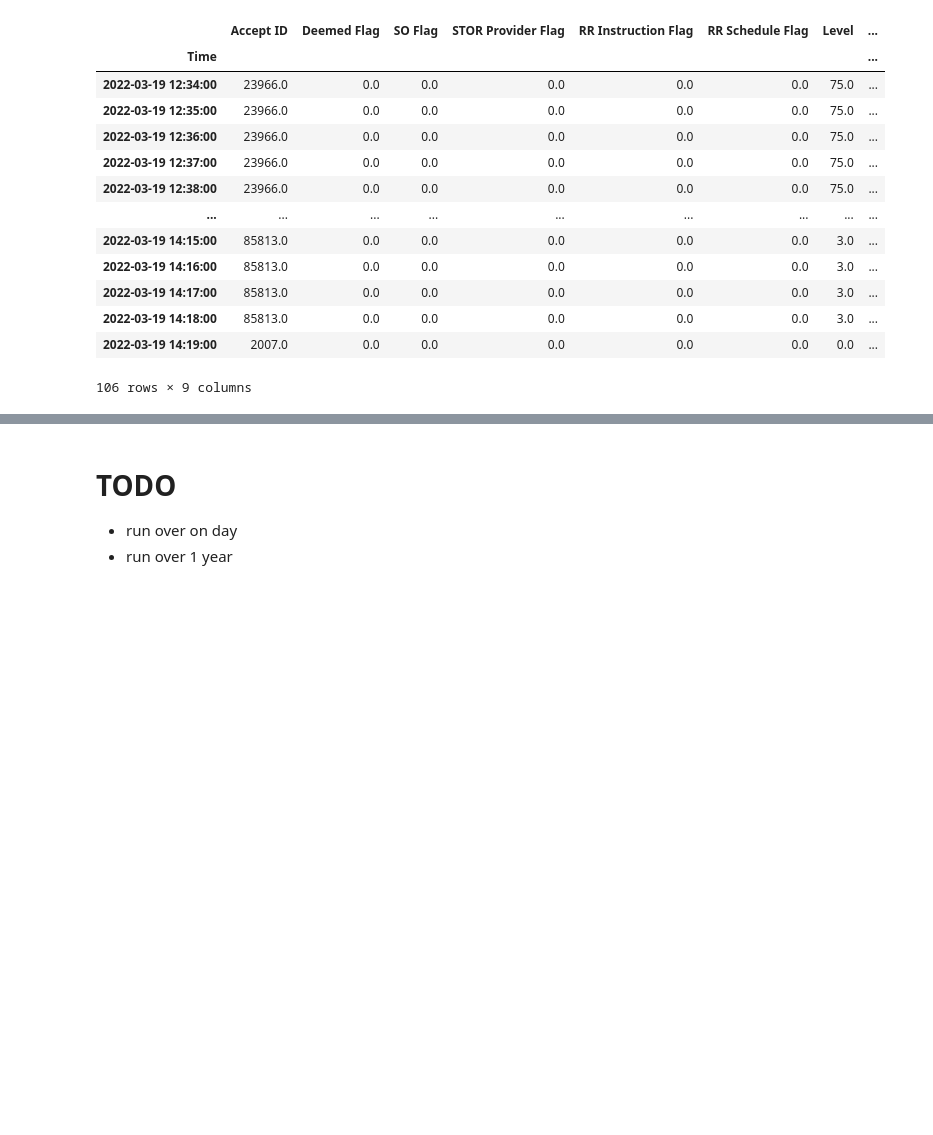
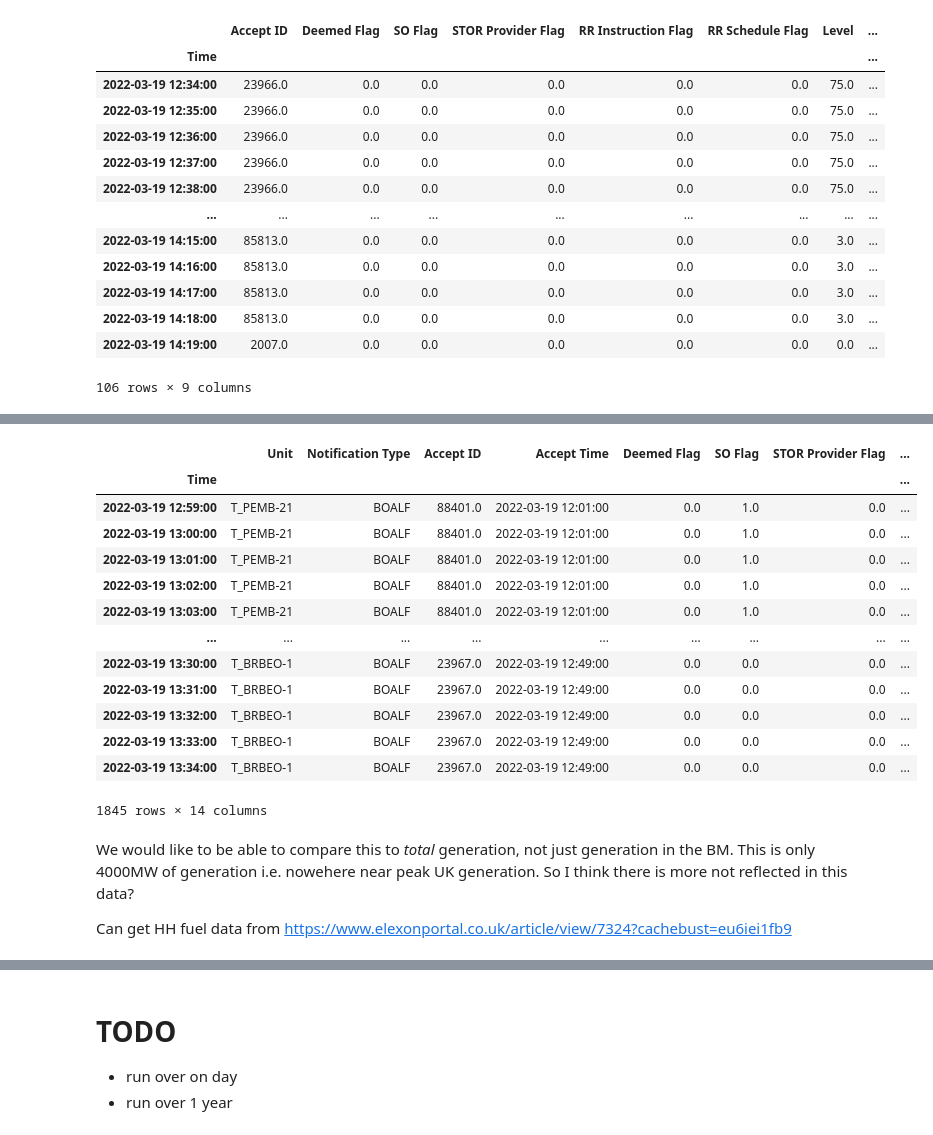
Before and after one commit to hackcollective/wind-curtailment, a Jupyter notebook: notebooks/bidoffer_all_units_one_SP.ipynb, the cells around one changed output, grey strips where cells are left out. Saved outputs shown, nothing was run; the diff lists cells and outputs as text; code cells hidden in the pictures; blank space fills up the shorter version.

```diff
--- a/notebooks/bidoffer_all_units_one_SP.ipynb
+++ b/notebooks/bidoffer_all_units_one_SP.ipynb
@@ -166,6 +166,7 @@ def resolve_applied_bid_offer_level(df_linear: pd.DataFrame):
 def linearize_physical_data(df: pd.DataFrame):
     """Convert a From/To horizontal format to a long format with values at different timepoitns"""
 
+    df = df.copy()
     from_columns = ["From Level", "From Time"]
     to_columns = ["To Level", "To Time"]
 
@@ -352,24 +314,0 @@ pd.concat(curtailment_dfs)
-# %%
-# lets plot it
-
-
-traces = []
-for combined_one_unit in combined:
-
-    unit = combined_one_unit["unit"].iloc[-1]
-
-    for notification_type in ["BOALF", "FPN"]:
-        idx = combined_one_unit["Notification Type"] == notification_type
-        x = combined_one_unit[idx].index
-        y = combined_one_unit[idx]["Level"]
-
-        trace = go.Scatter(
-            x=x,
-            y=y,
-            name=f"{unit} - {notification_type}",
-        )
-        traces.append(trace)
-
-fig = go.Figure(data=traces)
-
-fig.show()
@@ -395,0 +320,26 @@ combined_df
+# %%
+curtailment_dfs_all_units = []
+for unit in set(df_boal.index):
+    df_curtailment_unit = analyze_one_unit(
+        df_boal_unit=df_boal.loc[unit], df_fpn_unit=df_fpn.loc[unit]
+    )
+    curtailment_dfs_all_units.append(df_curtailment_unit)
+
+df_curtailment_all = pd.concat(curtailment_dfs_all_units)
+# %%
+df_curtailment_all
+# %% [output]
+|  | Unit | Notification Type | Accept ID | Accept Time | Deemed Flag | SO Flag | STOR Provider Flag | ... |
+| Time |  |  |  |  |  |  |  | ... |
+| 2022-03-19 12:59:00 | T_PEMB-21 | BOALF | 88401.0 | 2022-03-19 12:01:00 | 0.0 | 1.0 | 0.0 | ... |
+| 2022-03-19 13:00:00 | T_PEMB-21 | BOALF | 88401.0 | 2022-03-19 12:01:00 | 0.0 | 1.0 | 0.0 | ... |
+| 2022-03-19 13:01:00 | T_PEMB-21 | BOALF | 88401.0 | 2022-03-19 12:01:00 | 0.0 | 1.0 | 0.0 | ... |
+| 2022-03-19 13:02:00 | T_PEMB-21 | BOALF | 88401.0 | 2022-03-19 12:01:00 | 0.0 | 1.0 | 0.0 | ... |
+| 2022-03-19 13:03:00 | T_PEMB-21 | BOALF | 88401.0 | 2022-03-19 12:01:00 | 0.0 | 1.0 | 0.0 | ... |
+| ... | ... | ... | ... | ... | ... | ... | ... | ... |
+| 2022-03-19 13:30:00 | T_BRBEO-1 | BOALF | 23967.0 | 2022-03-19 12:49:00 | 0.0 | 0.0 | 0.0 | ... |
+| 2022-03-19 13:31:00 | T_BRBEO-1 | BOALF | 23967.0 | 2022-03-19 12:49:00 | 0.0 | 0.0 | 0.0 | ... |
+| 2022-03-19 13:32:00 | T_BRBEO-1 | BOALF | 23967.0 | 2022-03-19 12:49:00 | 0.0 | 0.0 | 0.0 | ... |
+| 2022-03-19 13:33:00 | T_BRBEO-1 | BOALF | 23967.0 | 2022-03-19 12:49:00 | 0.0 | 0.0 | 0.0 | ... |
+| 2022-03-19 13:34:00 | T_BRBEO-1 | BOALF | 23967.0 | 2022-03-19 12:49:00 | 0.0 | 0.0 | 0.0 | ... |
+1845 rows × 14 columns
@@ -395,0 +353,4 @@ combined_df
+# %% [markdown]
+We would like to be able to compare this to _total_ generation, not just generation in the BM. This is only 4000MW of generation i.e. nowehere near peak UK generation. So I think there is more not reflected in this data?
+
+Can get HH fuel data from https://www.elexonportal.co.uk/article/view/7324?cachebust=eu6iei1fb9
```
Also changed, not shown: parts of 26 cells of this notebook, 1 other file.
